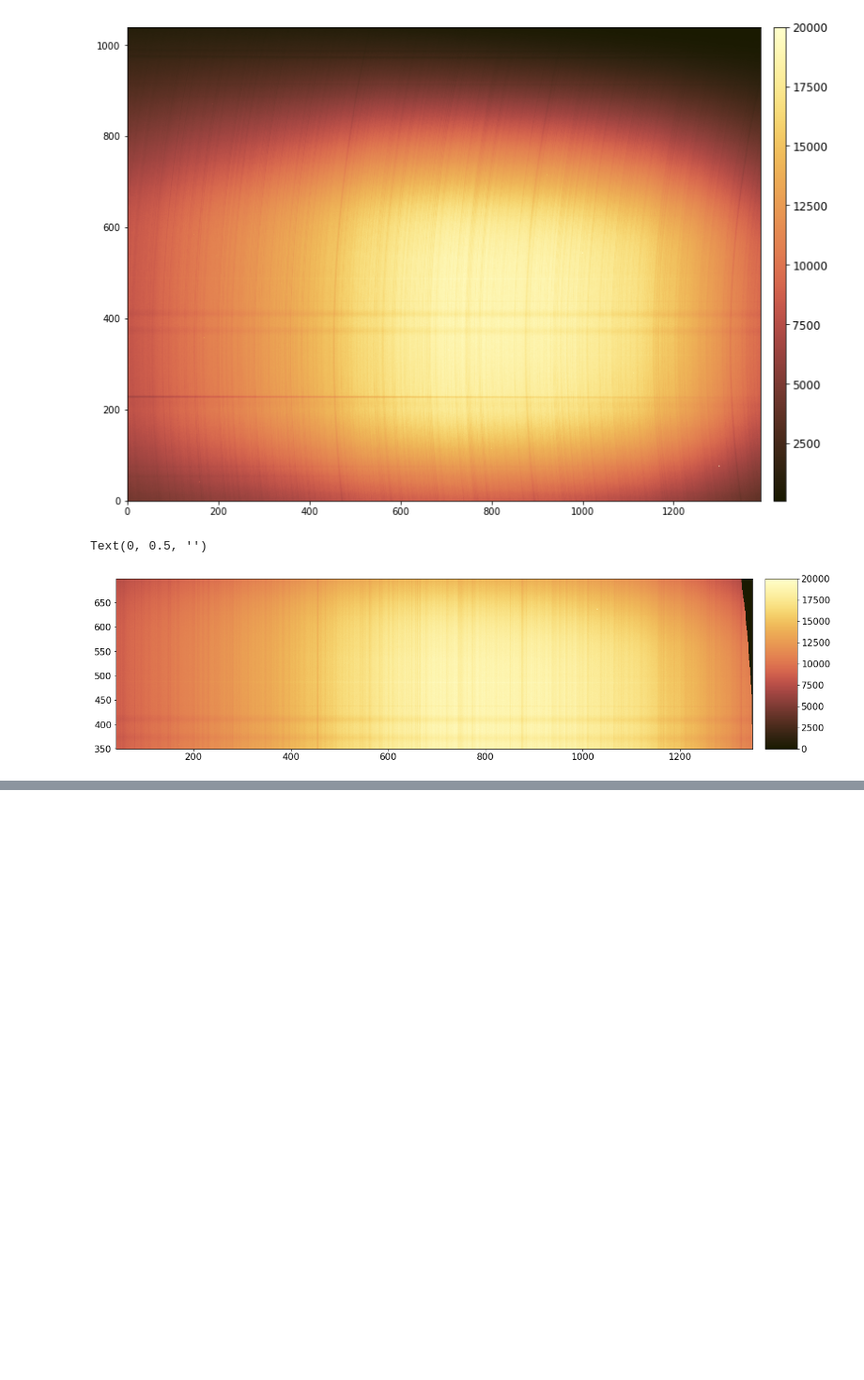
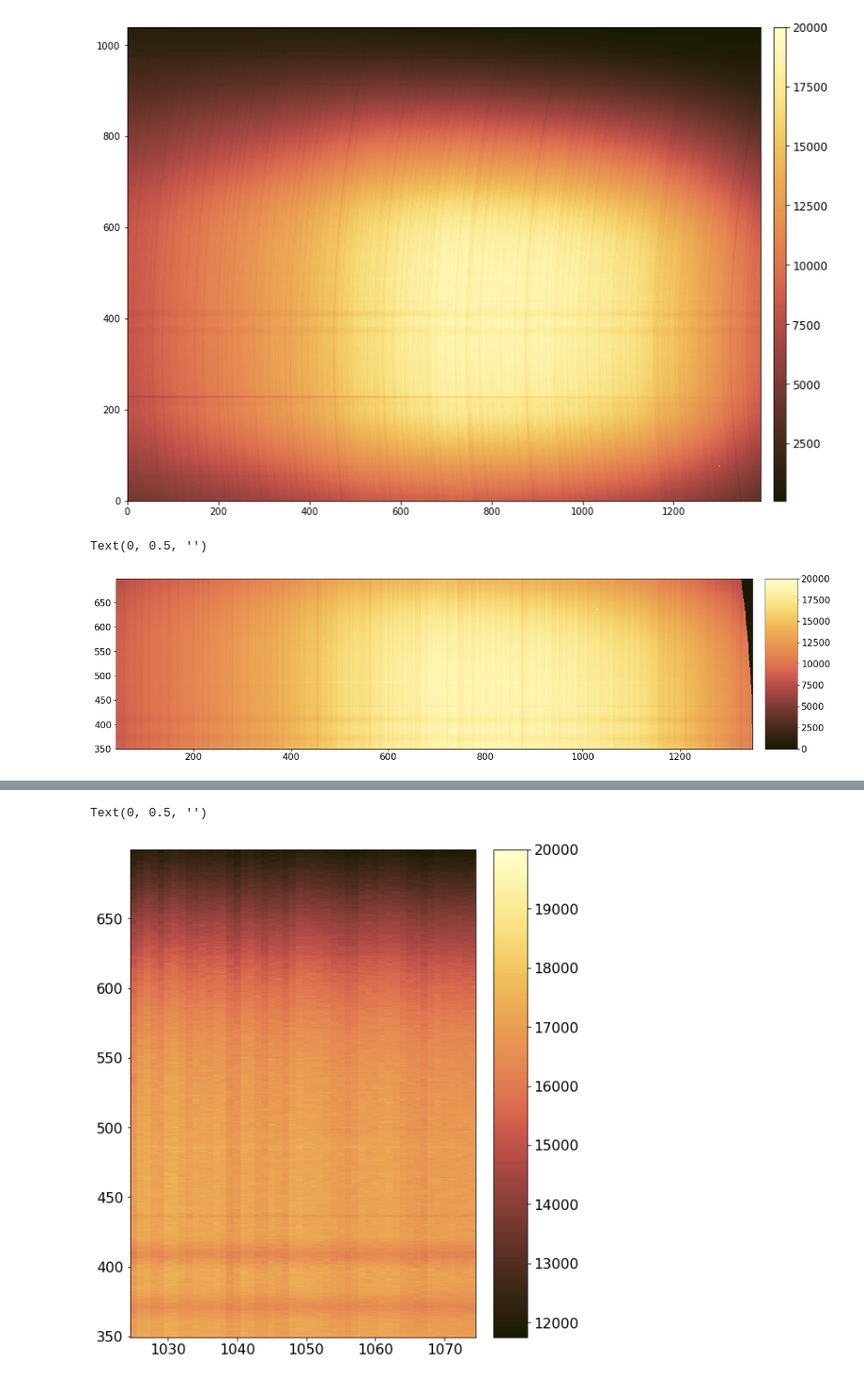
Before and after one commit to yjzhu-solar/Eclipse2017, a Jupyter notebook: ipynb/eclipse_calib/flatfield_red_curv_corr.ipynb, the cells around one changed output, grey strips where cells are left out. Shown at 94% size. Drawn from its saved outputs; the diff is of its cells as text; code cells hidden in the pictures; blank space fills up the shorter version.

```diff
--- a/ipynb/eclipse_calib/flatfield_red_curv_corr.ipynb
+++ b/ipynb/eclipse_calib/flatfield_red_curv_corr.ipynb
@@ -154,3 +152,20 @@ with h5py.File("../../sav/Eclipse/FlatField/skyflat_red_1d_FeX_52nd.h5", 'w') as
     df_flatfield_1d = hf.create_dataset("flatfield_1d",  data=sample_flatfield_y)
     df_flatfield_1d.attrs["ystart_pixel"] = ystart_pixel
     df_flatfield_1d.attrs["yend_pixel"] = yend_pixel
+# %%
+fig, ax = plt.subplots(figsize=(6,8),constrained_layout=True)
+im = ax.pcolormesh(np.arange(1025,1075),np.arange(testy_slice_mapcoor.start,testy_slice_mapcoor.stop),
+            flat_trans_mapcoor[:,1025:1075],vmax=2e4,cmap=cmcm.lajolla_r,rasterized=True)
+ax.tick_params(labelsize=16)
+# ax.axis("scaled")
+clb_ax = inset_axes(ax,width="10%",height= "100%",loc='lower left',
+                bbox_to_anchor=(1.05, 0., 1, 1),
+                 bbox_transform=ax.transAxes,
+                 borderpad=0)
+clb = plt.colorbar(im,pad = 0.05,orientation='vertical',ax=ax,cax=clb_ax)
+clb_ax.tick_params(labelsize=16)
+clb_ax.yaxis.get_offset_text().set_fontsize(16)
+clb_ax.set_ylabel('',fontsize=16)
+# %% [output]
+Text(0, 0.5, '')
+[figure, added]
```
Also changed, not shown: parts of 7 cells of this notebook, 7 other files.
